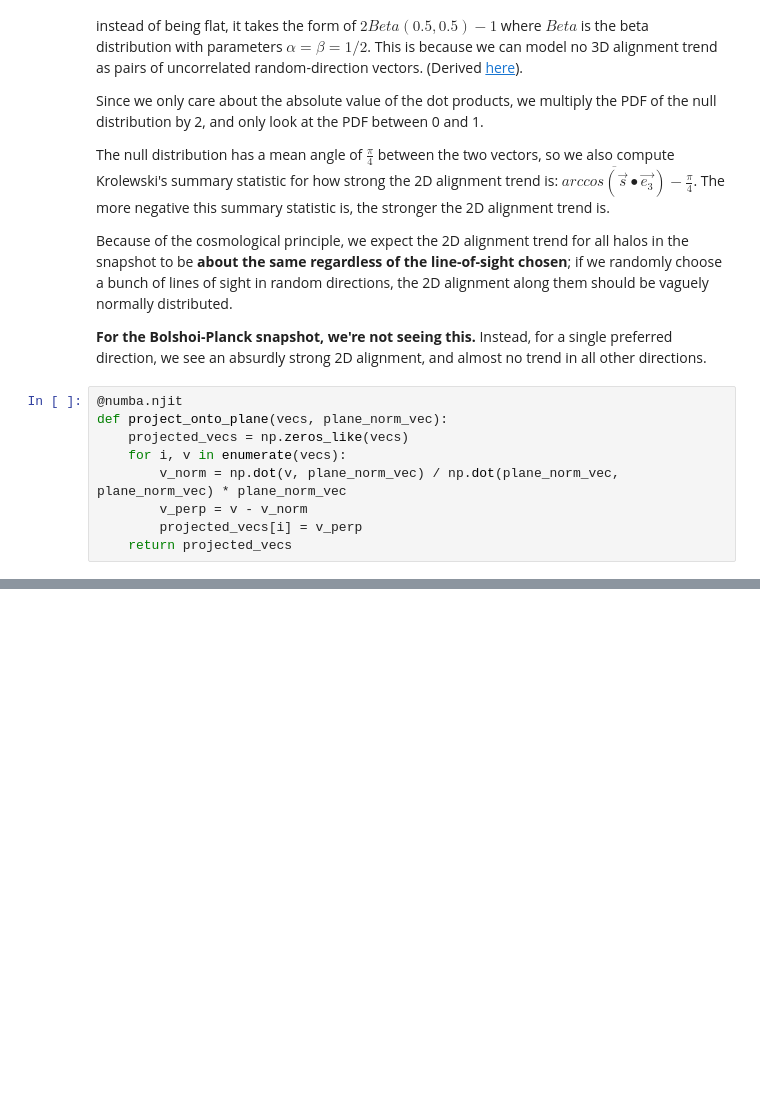
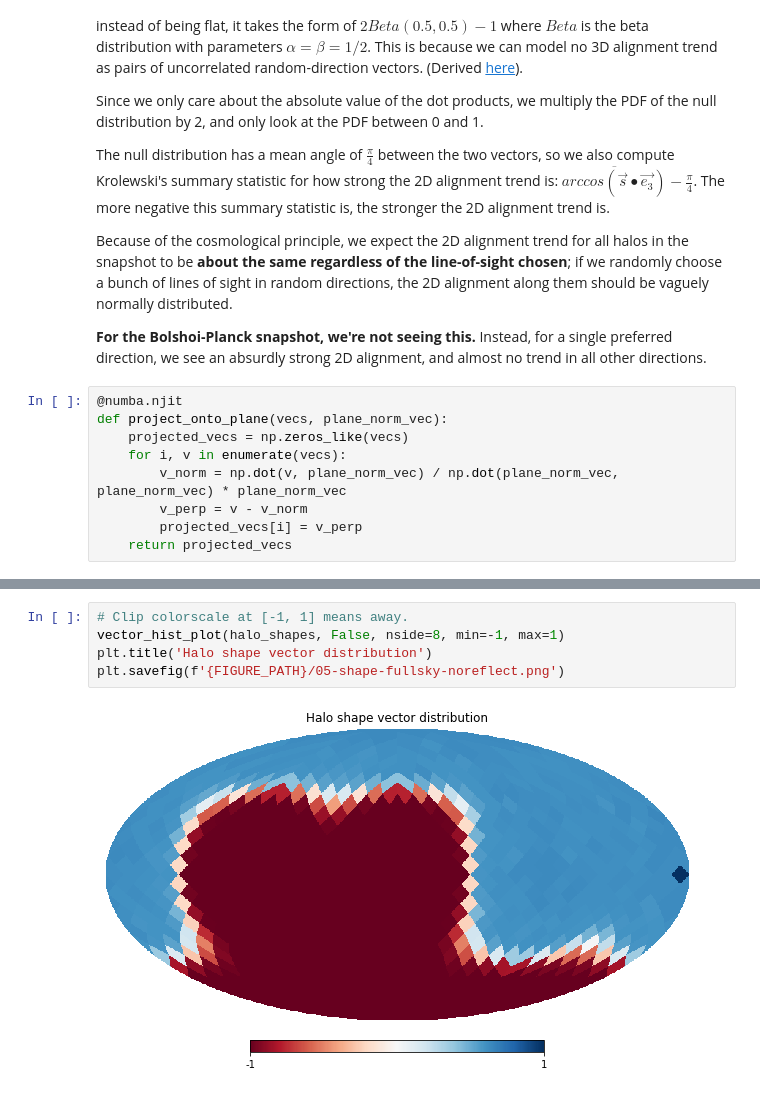
Before and after one commit to bzh-bzh/bolshoip-alignment-demo, a Jupyter notebook: 2D Alignment Anisotropy Demo.ipynb, the cells around one changed output, grey strips where cells are left out. Drawn from its saved outputs; the diff is of its cells as text; blank space fills up the shorter version.

```diff
--- a/2D Alignment Anisotropy Demo.ipynb
+++ b/2D Alignment Anisotropy Demo.ipynb
@@ -272,0 +437,7 @@ Chi-squared = 11.5 | P-value = 0.021
+# %%
+# Clip colorscale at [-1, 1] means away.
+vector_hist_plot(halo_shapes, False, nside=8, min=-1, max=1)
+plt.title('Halo shape vector distribution')
+plt.savefig(f'{FIGURE_PATH}/05-shape-fullsky-noreflect.png')
+# %% [output]
+[figure, added]
```
Also changed, not shown: parts of 29 cells of this notebook, 22 other files.
